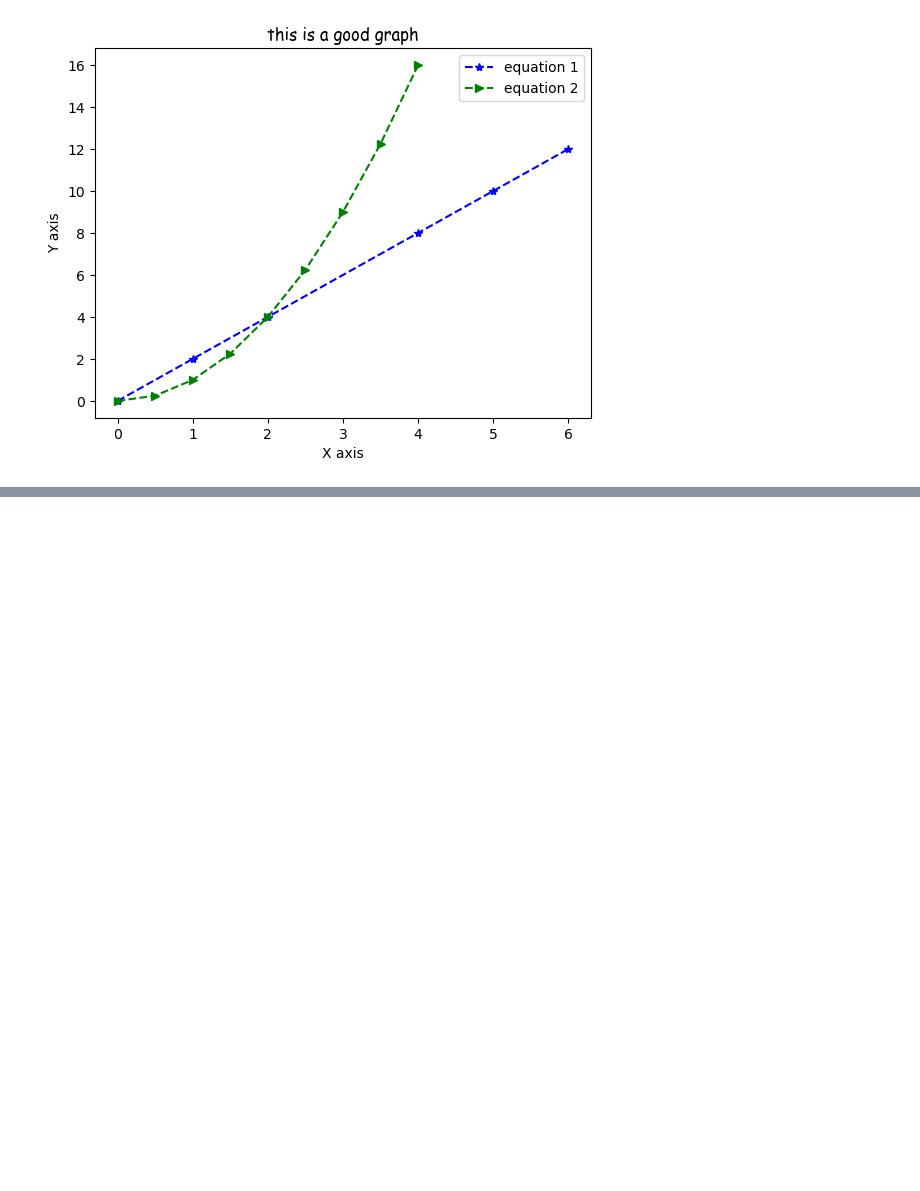
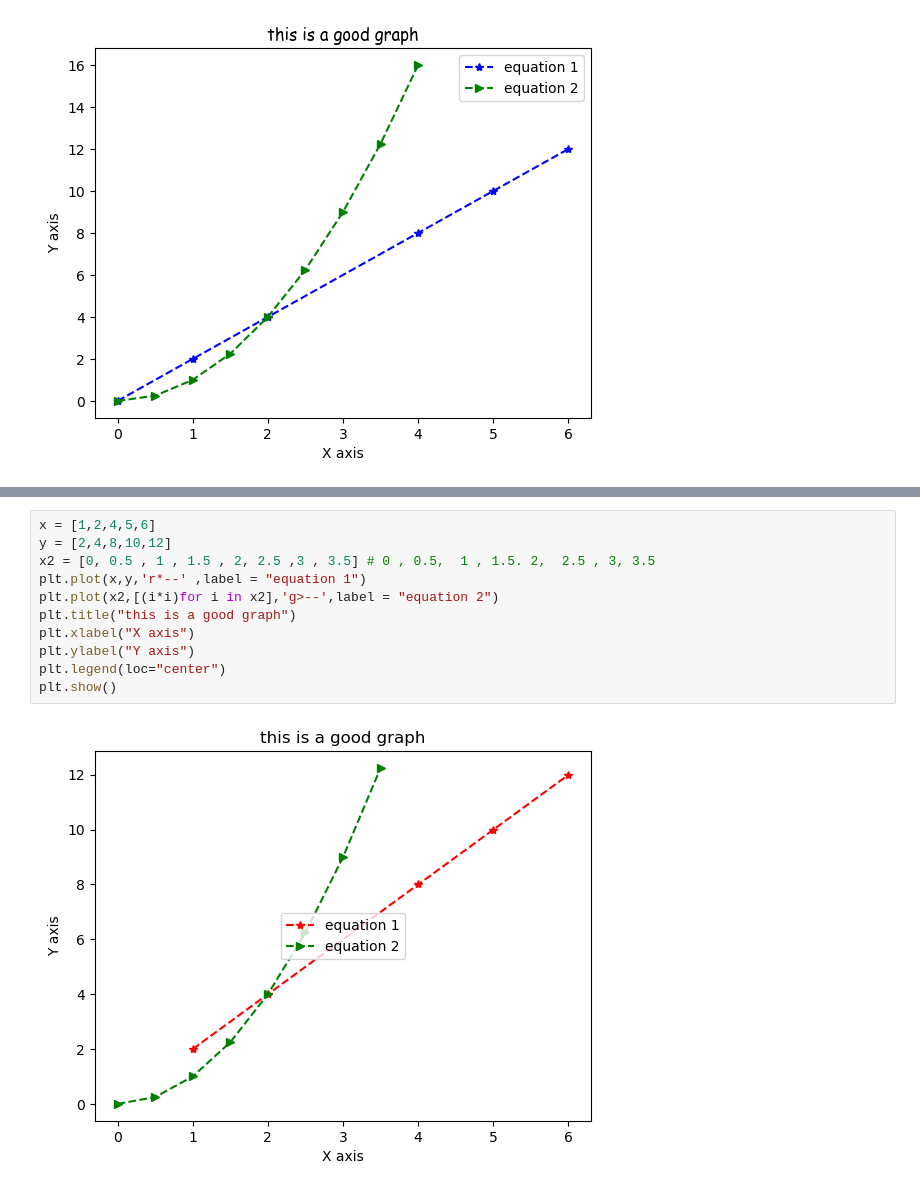
Before and after one commit to gehad-Ahmed30/Data-Analysis, a Jupyter notebook: Pandas/Visualization.ipynb, the cells around one changed output, grey strips where cells are left out. Drawn from its saved outputs; the diff is of its cells as text; blank space fills up the shorter version.

```diff
--- a/Pandas/Visualization.ipynb
+++ b/Pandas/Visualization.ipynb
@@ -131,0 +145,13 @@ plt.show()
+# %%
+x = [1,2,4,5,6]
+y = [2,4,8,10,12]
+x2 = [0, 0.5 , 1 , 1.5 , 2, 2.5 ,3 , 3.5] # 0 , 0.5,  1 , 1.5. 2,  2.5 , 3, 3.5
+plt.plot(x,y,'r*--' ,label = "equation 1")
+plt.plot(x2,[(i*i)for i in x2],'g>--',label = "equation 2")
+plt.title("this is a good graph")
+plt.xlabel("X axis")
+plt.ylabel("Y axis")
+plt.legend(loc="center")
+plt.show()
+# %% [output]
+[figure, added]
```
Also changed, not shown: parts of 15 cells of this notebook, 5 other files.
